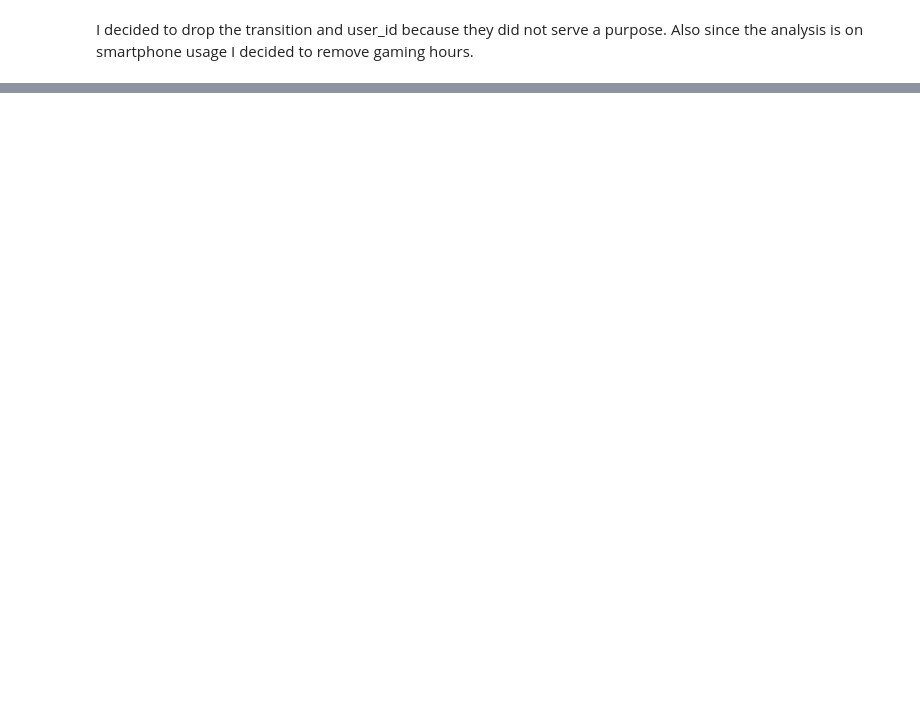
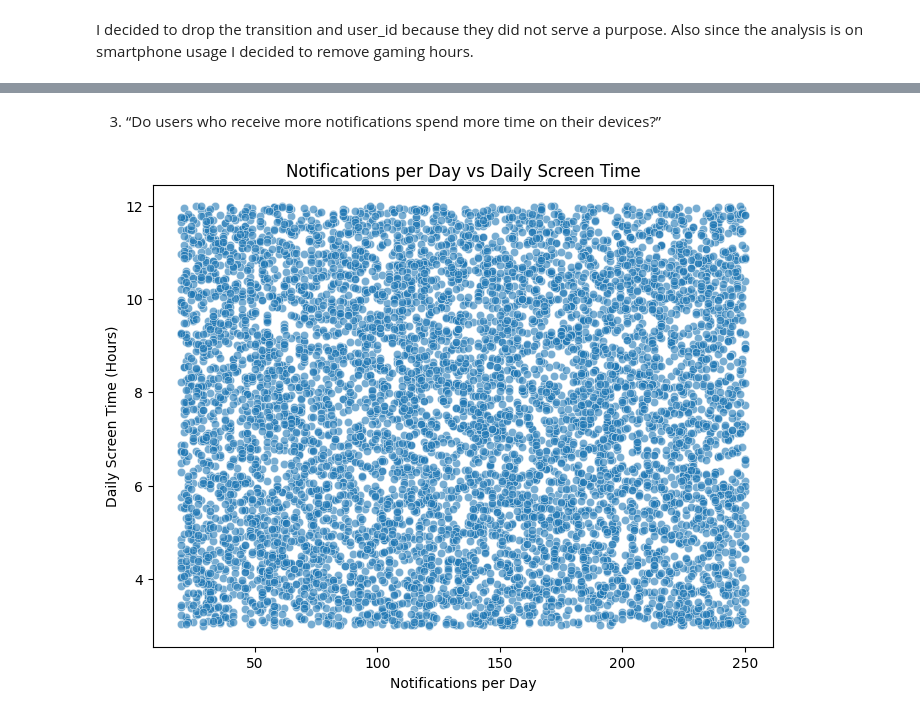
Before and after one commit to BuiltbyJaime/digital_wellbeing_smartphone_dependence_analysis, a Jupyter notebook: Notebooks/smartphone_addiction_analysis.ipynb, the cells around one changed output, grey strips where cells are left out. Drawn from its saved outputs; the diff is of its cells as text; code cells hidden in the pictures; blank space fills up the shorter version.

```diff
--- a/Notebooks/smartphone_addiction_analysis.ipynb
+++ b/Notebooks/smartphone_addiction_analysis.ipynb
@@ -322,0 +380,20 @@ df[df["stress_level"] == "High"]
+# %% [markdown]
+3. “Do users who receive more notifications spend more time on their devices?”
+# %%
+plt.figure(figsize=(8,6))
+
+sns.scatterplot(
+    data=df,
+    x='notifications_per_day',
+    y='daily_screen_time_hours',
+    alpha=0.6
+)
+
+plt.title('Notifications per Day vs Daily Screen Time')
+
+plt.xlabel('Notifications per Day')
+plt.ylabel('Daily Screen Time (Hours)')
+
+plt.show()
+# %% [output]
+[figure, added]
```
Also changed, not shown: parts of 39 cells of this notebook, 2 other files.
